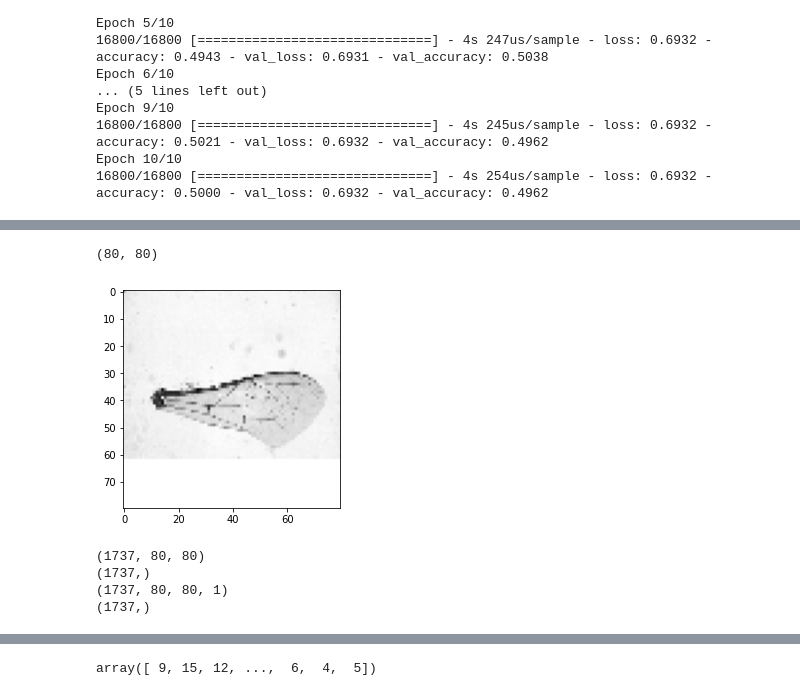
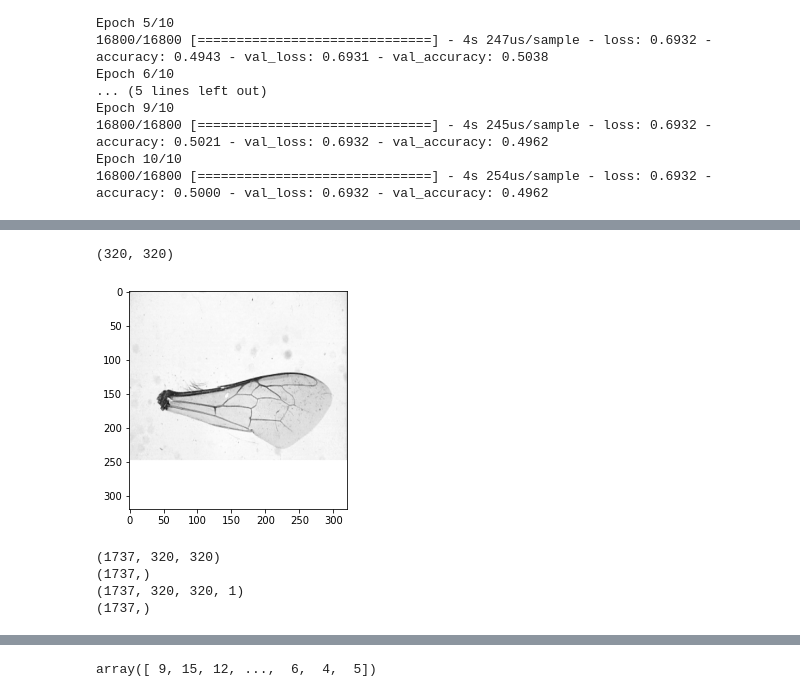
Before and after one commit to PedroNunes92/15-DeepLearning, a Jupyter notebook: representacao-de-dados.ipynb, the cells around one changed output, grey strips where cells are left out. Drawn from its saved outputs; the diff is of its cells as text; code cells hidden in the pictures.

```diff
--- a/representacao-de-dados.ipynb
+++ b/representacao-de-dados.ipynb
@@ -314,21 +322,21 @@ https://www.sciencedirect.com/science/article/pii/S0168169915000873
 # %%
 main_dir = "/home/silvio/git/datasets/bees/"
 train_dir = "wingsEval"
 path = os.path.join(main_dir,train_dir)
 
 # Percorre todos os arquivos do diretório
 for p in os.listdir(path):
     # Categoria é obtida a partir do nome do arquivo
     category = p.split(" ")[0]
 
     img_array = cv2.imread(os.path.join(path,p),cv2.IMREAD_GRAYSCALE)
-    new_img_array = cv2.resize(img_array, dsize=(80, 80))
+    new_img_array = cv2.resize(img_array, dsize=(320, 320))
     plt.imshow(new_img_array,cmap="gray")
     break
 print(new_img_array.shape)
 # %% [output]
-(80, 80)
+(320, 320)
-[figure, old version]
+[figure, new version]
 # %%
 #!ls /home/silvio/git/datasets/bees/wingsEval
 
@@ -360,15 +368,15 @@ create_test_data(path)
 print(np.array(X).shape)
 print(np.array(y).shape)
 
-X = np.array(X).reshape(-1, 80,80,1)
+X = np.array(X).reshape(-1, 320,320,1)
 y = np.array(y)
 
 print(np.array(X).shape)
 print(np.array(y).shape)
 # %% [output]
-(1737, 80, 80)
+(1737, 320, 320)
 (1737,)
-(1737, 80, 80, 1)
+(1737, 320, 320, 1)
 (1737,)
 # %%
 print(X)
```
Also changed, not shown: parts of 9 cells of this notebook.
